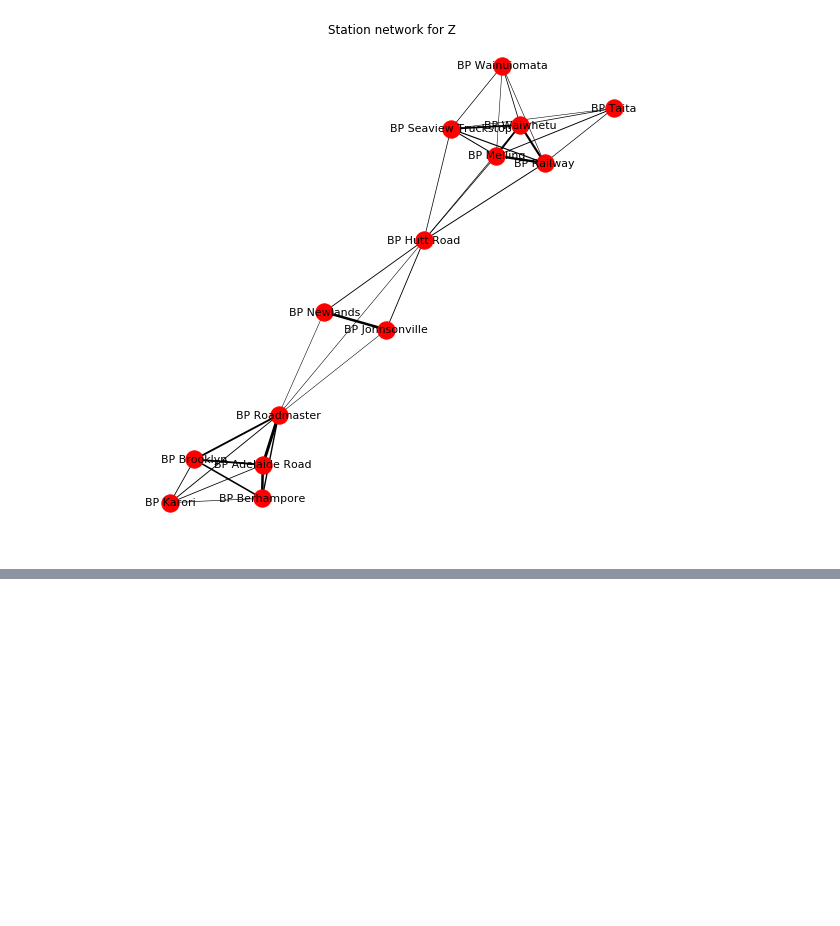
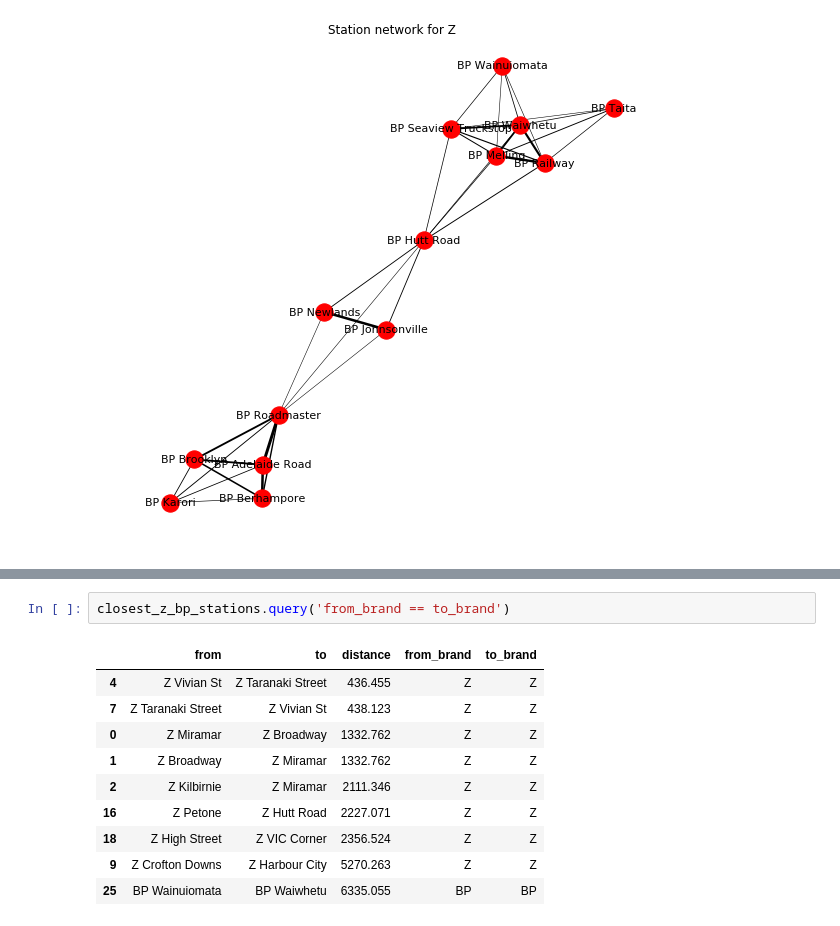
Before and after one commit to shriv/fuel-stations, a Jupyter notebook: Fuel Stations Analysis.ipynb, the cells around one changed output, grey strips where cells are left out. Drawn from its saved outputs; the diff is of its cells as text; blank space fills up the shorter version.

```diff
--- a/Fuel Stations Analysis.ipynb
+++ b/Fuel Stations Analysis.ipynb
@@ -348,0 +342,13 @@ h = na.visualise_station_network(bp_pairwise_final)
+# %%
+closest_z_bp_stations.query('from_brand == to_brand')
+# %% [output]
+|  | from | to | distance | from_brand | to_brand |
+| 4 | Z Vivian St | Z Taranaki Street | 436.455 | Z | Z |
+| 7 | Z Taranaki Street | Z Vivian St | 438.123 | Z | Z |
+| 0 | Z Miramar | Z Broadway | 1332.762 | Z | Z |
+| 1 | Z Broadway | Z Miramar | 1332.762 | Z | Z |
+| 2 | Z Kilbirnie | Z Miramar | 2111.346 | Z | Z |
+| 16 | Z Petone | Z Hutt Road | 2227.071 | Z | Z |
+| 18 | Z High Street | Z VIC Corner | 2356.524 | Z | Z |
+| 9 | Z Crofton Downs | Z Harbour City | 5270.263 | Z | Z |
+| 25 | BP Wainuiomata | BP Waiwhetu | 6335.055 | BP | BP |
```
Also changed, not shown: parts of 32 cells of this notebook.
